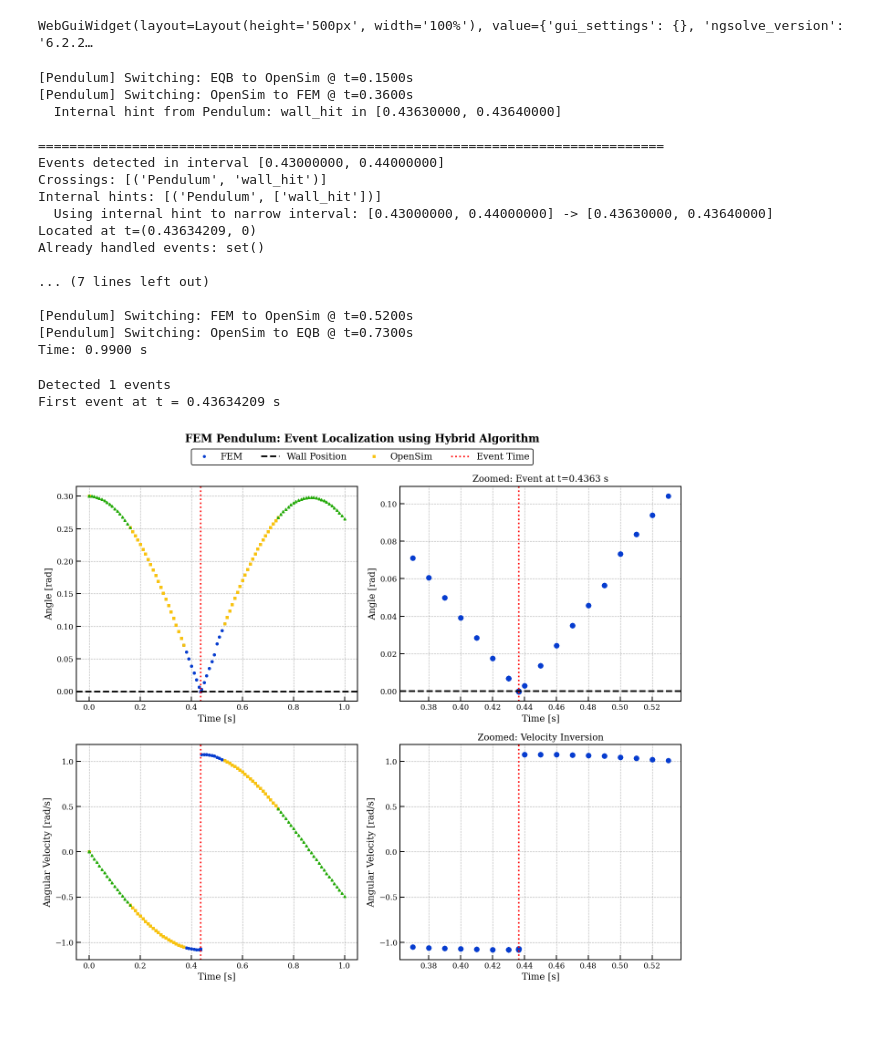
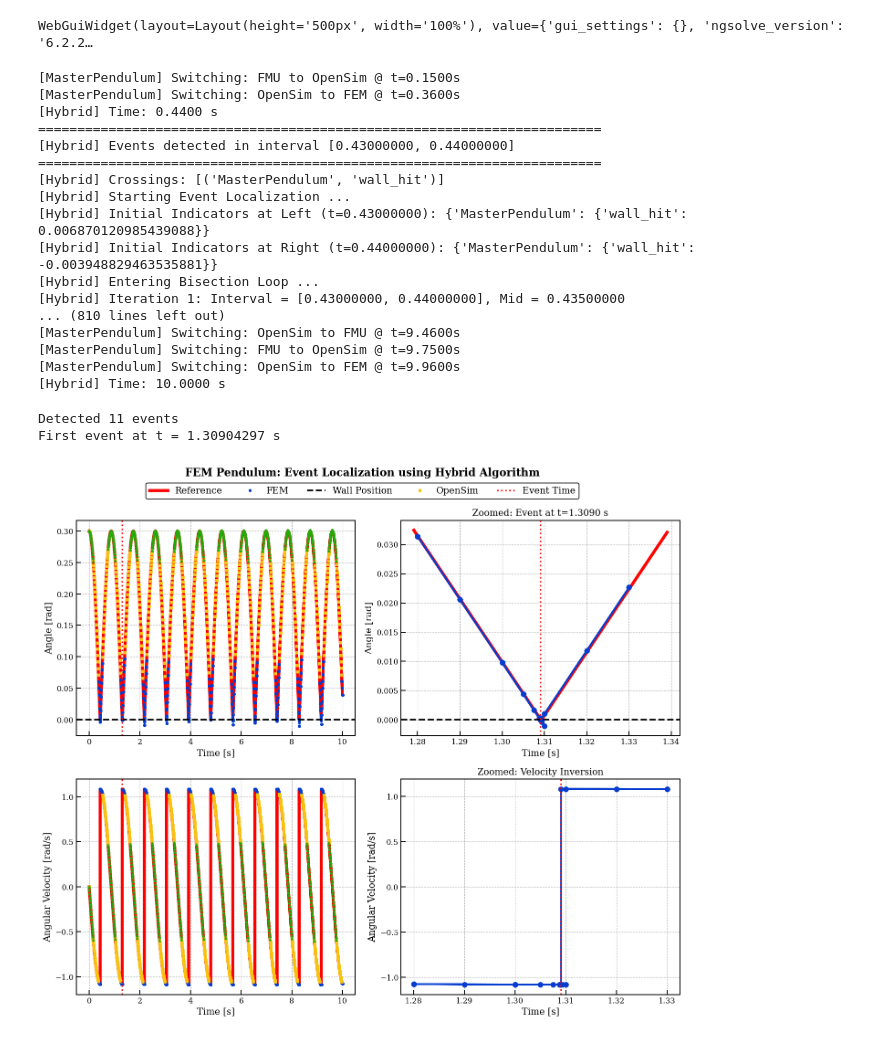
Before and after one commit to FlorianFrech/SystemSimulation, a Jupyter notebook: demos/ControlledPendulum/notebooks/master_pendulum/test_master_pendulum_hybrid.ipynb, the cells around one changed output. Cells and saved outputs as stored; diff of their text form; code cells hidden in the pictures.

Commit message:
- Update Master Pendulum Notebooks - Update Test and Gitub Workflow Configuration

```diff
--- a/demos/ControlledPendulum/notebooks/master_pendulum/test_master_pendulum_hybrid.ipynb
+++ b/demos/ControlledPendulum/notebooks/master_pendulum/test_master_pendulum_hybrid.ipynb
@@ -77,14 +138,10 @@ t_end = fem_pendulum.sim_params.t_end
 # %%
-def wall_contact_indicator(comp: CoSimComponent) -> float:
+def wall_contact_indicator(comp) -> float:
     theta = comp.get_outputs()["q"]
     threshold = np.deg2rad(0)  # 0 degrees in radians
     return theta - threshold
 
-
-event = Event(name="wall_hit", source=pendulum.name, direction=-1)
-pendulum.initialize(0.0)
-pendulum.add_event_indicator(event.name, wall_contact_indicator, event.direction)
-pendulum.subscribe_event(event)
+pendulum.add_event_indicator("wall_hit", wall_contact_indicator, -1)
 
 system = System(name="Master Pendulum System")
 system.add_component(pendulum)
@@ -98,4 +155,5 @@ event_connection = EventConnection(
 
 system.add_event_connection(event_connection)
 system.initialize(0.0)
+pendulum.mode_selector = pendulum._gap_based_mode_selector
 # %%
@@ -115,32 +172,32 @@ HTML(value="<h3 style='color:#1565c0; font-family:Inter, sans-serif; margin:15px
 WebGuiWidget(layout=Layout(height='500px', width='100%'), value={'gui_settings': {}, 'ngsolve_version': '6.2.2…
 # %%
 t_start = 0.0
-t_end = 1.0
+t_end = pendulum.fem.sim_params.t_end
 dt = 0.01  # Macro step size
 
 system.run(t0=t_start, tf=t_end, dt=dt)
 # %% [output]
-[Pendulum] Switching: EQB to OpenSim @ t=0.1500s
-[Pendulum] Switching: OpenSim to FEM @ t=0.3600s
-  Internal hint from Pendulum: wall_hit in [0.43630000, 0.43640000]
-
-================================================================================
-Events detected in interval [0.43000000, 0.44000000]
-Crossings: [('Pendulum', 'wall_hit')]
-Internal hints: [('Pendulum', ['wall_hit'])]
-  Using internal hint to narrow interval: [0.43000000, 0.44000000] -> [0.43630000, 0.43640000]
-Located at t=(0.43634209, 0)
-Already handled events: set()
-
-... (7 lines left out)
-
-[Pendulum] Switching: FEM to OpenSim @ t=0.5200s
-[Pendulum] Switching: OpenSim to EQB @ t=0.7300s
-Time: 0.9900 s
+[MasterPendulum] Switching: FMU to OpenSim @ t=0.1500s
+[MasterPendulum] Switching: OpenSim to FEM @ t=0.3600s
+[Hybrid] Time: 0.4400 s
+========================================================================
+[Hybrid] Events detected in interval [0.43000000, 0.44000000]
+========================================================================
+[Hybrid] Crossings: [('MasterPendulum', 'wall_hit')]
+[Hybrid] Starting Event Localization ...
+[Hybrid] Initial Indicators at Left (t=0.43000000): {'MasterPendulum': {'wall_hit': 0.006870120985439088}}
+[Hybrid] Initial Indicators at Right (t=0.44000000): {'MasterPendulum': {'wall_hit': -0.003948829463535881}}
+[Hybrid] Entering Bisection Loop ...
+[Hybrid] Iteration 1: Interval = [0.43000000, 0.44000000], Mid = 0.43500000
+... (810 lines left out)
+[MasterPendulum] Switching: OpenSim to FMU @ t=9.4600s
+[MasterPendulum] Switching: FMU to OpenSim @ t=9.7500s
+[MasterPendulum] Switching: OpenSim to FEM @ t=9.9600s
+[Hybrid] Time: 10.0000 s
 # %%
 # 7) Extract and plot results
 history = system.get_history()
-pendulum_history = history["Pendulum"]
+pendulum_history = history["MasterPendulum"]
 event_history = history["Events"]
 
 t_vals, data = pendulum_history
@@ -149,15 +206,15 @@ omega_vals = data["omega"]
 alpha_vals = data["alpha"]
 
 # Get event times
-event_times = event_history.get(("Pendulum", "wall_hit"), [])
-t_event = event_times[0] if event_times else None
+event_times = event_history.get(("MasterPendulum", "wall_hit"), [])
+t_event = event_times[1] if event_times else None
 
 print(f"\nDetected {len(event_times)} events")
 if t_event:
     print(f"First event at t = {t_event.t:.8f} s")
 # %% [output]
-Detected 1 events
-First event at t = 0.43634209 s
+Detected 11 events
+First event at t = 1.30904297 s
 # %%
 marker_size = 3
 fem_style = {
@@ -182,7 +239,7 @@ eqb_style = {
     "marker": "^",
     "markersize": marker_size,
     "linewidth": 3.5,
-    "label": "EQB",
+    "label": "FMU",
 }  # Purple
 fontdict = {"fontsize": 11, "fontweight": "bold"}
 
@@ -208,9 +265,10 @@ fig.suptitle(
 )
 
 # Top left: Full angle trajectory
+(line0, ) = axs[0, 0].plot(t_ref, q_ref, color="red", linestyle="-", linewidth=4, label="Reference")
 (line1,) = axs[0, 0].plot(t_vals["FEM"], q_vals["FEM"], **fem_style)
 (line2,) = axs[0, 0].plot(t_vals["OpenSim"], q_vals["OpenSim"], **opensim_style)
-(line3,) = axs[0, 0].plot(t_vals["EQB"], q_vals["EQB"], **eqb_style)
+(line3,) = axs[0, 0].plot(t_vals["FMU"], q_vals["FMU"], **eqb_style)
 line4 = axs[0, 0].axhline(0, color="k", linestyle="--", label="Wall Position")
 if t_event:
     line3 = axs[0, 0].axvline(
@@ -222,42 +280,45 @@ axs[0, 0].grid()
 
 # Top right: Zoomed angle near event
 if t_event:
-    zoom_window = 0.1
+    zoom_window = 0.03
     mask = (t_vals["FEM"] >= t_event.t - zoom_window) & (t_vals["FEM"] <= t_event.t + zoom_window)
-    axs[0, 1].plot(t_vals["FEM"][mask], q_vals["FEM"][mask], "o", markersize=6, color="#063ccf")
+    mask_ref = (t_ref >= t_event.t - zoom_window) & (t_ref <= t_event.t + zoom_window)
+    axs[0, 1].plot(t_ref[mask_ref], q_ref[mask_ref], color="red", linestyle="-", linewidth=4)
+    axs[0, 1].plot(t_vals["FEM"][mask], q_vals["FEM"][mask], "o-", markersize=6, color="#063ccf")
     axs[0, 1].axhline(0, color="k", linestyle="--")
     axs[0, 1].axvline(t_event.t, color="red", linestyle=":", linewidth=2)
     axs[0, 1].set_xlabel("Time [s]")
     axs[0, 1].set_ylabel("Angle [rad]")
     axs[0, 1].set_title(f"Zoomed: Event at t={t_event.t:.4f} s")
     axs[0, 1].grid()
 
 # Bottom left: Full angular velocity
+(line8,) = axs[1, 0].plot(t_ref, omega_ref, color="red", linestyle="-", linewidth=4, label="Reference")
 (line5,) = axs[1, 0].plot(t_vals["FEM"], omega_vals["FEM"], **fem_style)
 (line6,) = axs[1, 0].plot(t_vals["OpenSim"], omega_vals["OpenSim"], **opensim_style)
-(line7,) = axs[1, 0].plot(t_vals["EQB"], omega_vals["EQB"], **eqb_style)
+(line7,) = axs[1, 0].plot(t_vals["FMU"], omega_vals["FMU"], **eqb_style)
 
 if t_event:
     axs[1, 0].axvline(t_event.t, color="red", linestyle=":", linewidth=2)
 axs[1, 0].set_xlabel("Time [s]")
 axs[1, 0].set_ylabel("Angular Velocity [rad/s]")
 axs[1, 0].grid()
 
 # Bottom right: Zoomed velocity near event
 if t_event:
-    axs[1, 1].plot(t_vals["FEM"][mask], omega_vals["FEM"][mask], "o", color="#063ccf", markersize=6)
+    axs[1, 1].plot(t_vals["FEM"][mask], omega_vals["FEM"][mask], "o-", color="#063ccf", markersize=6)
     axs[1, 1].axvline(t_event.t, color="red", linestyle=":", linewidth=2)
     axs[1, 1].set_xlabel("Time [s]")
     axs[1, 1].set_ylabel("Angular Velocity [rad/s]")
     axs[1, 1].set_title("Zoomed: Velocity Inversion")
     axs[1, 1].grid()
 
-signals = [line1, line4, line2, line3]  # , line5]
+signals = [line0, line1, line4, line2, line3]  # , line5]
 labels = [s.get_label() for s in signals if s is not None]
 fig.legend(signals, labels, loc="upper center", bbox_to_anchor=(0.5, 1), ncol=5)
 
 plt.tight_layout()
-plt.savefig("../figures/Hybrid/test_2_location_FEM.svg")
+#plt.savefig("../figures/Hybrid/test_2_location_FEM.svg")
 plt.show()
 # %% [output]
-[figure, old version]
+[figure, new version]
```
Also changed, not shown: parts of 6 cells of this notebook, 28 other files.
